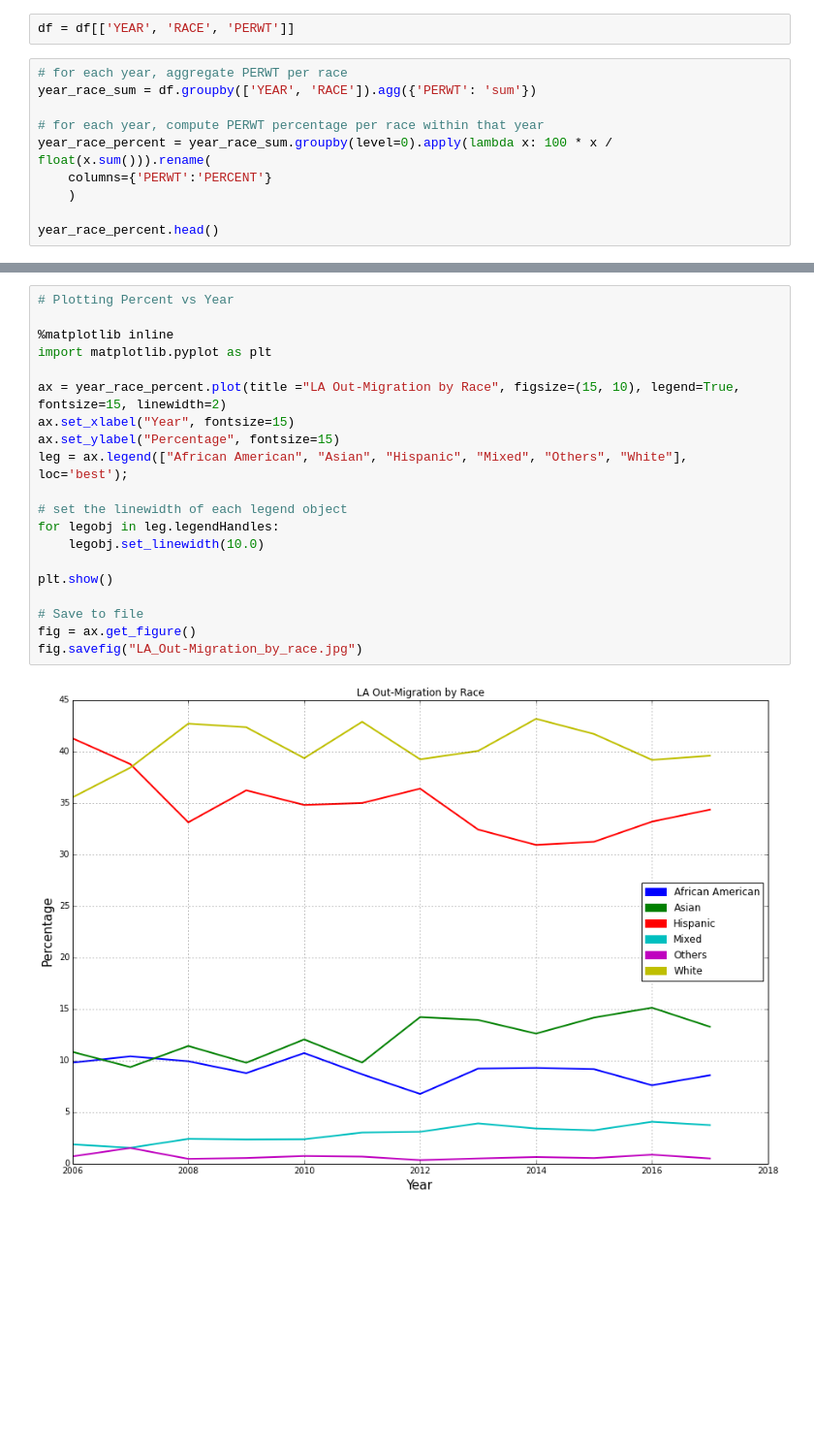
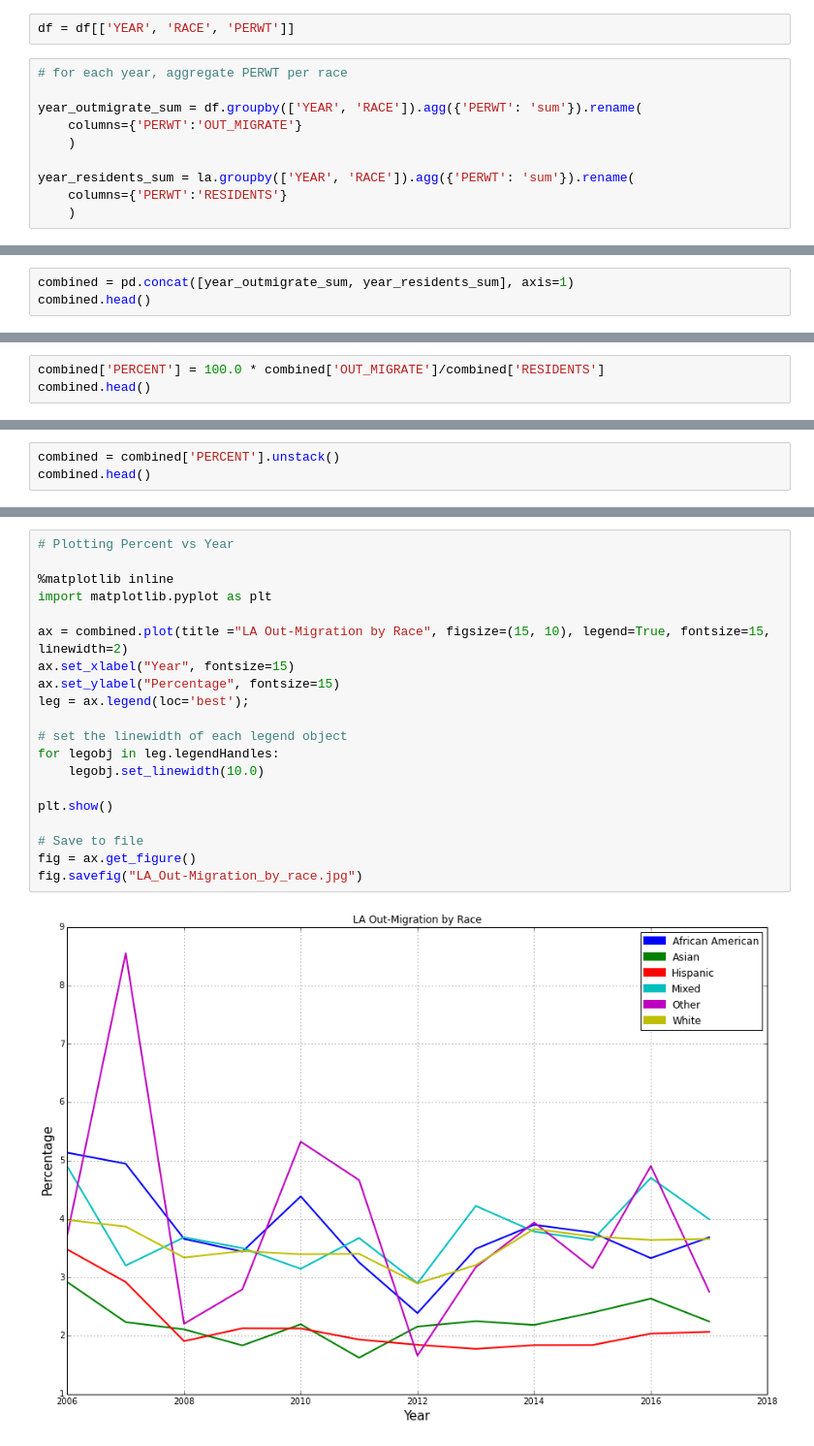
Before and after one commit to CityOfLosAngeles/Data-Angels, a Jupyter notebook: Fall 2018 Projects/LA_Outmigration/Visuals/Race.ipynb, the cells around one changed output, grey strips where cells are left out. Shown: that part at 97% size. Drawn from its saved outputs; the diff is of its cells as text; blank space fills up the shorter version.

Commit message:
Using new data set from Hassan, change the percentage calculation to
out-migrated / total number of residents

```diff
--- a/Fall 2018 Projects/LA_Outmigration/Visuals/Race.ipynb
+++ b/Fall 2018 Projects/LA_Outmigration/Visuals/Race.ipynb
@@ -10,11 +11,11 @@ df = pd.read_csv("../data/ipums_clean.csv")
 df = df[['YEAR', 'RACE', 'PERWT']]
 # %%
 # for each year, aggregate PERWT per race
-year_race_sum = df.groupby(['YEAR', 'RACE']).agg({'PERWT': 'sum'})
 
-# for each year, compute PERWT percentage per race within that year
-year_race_percent = year_race_sum.groupby(level=0).apply(lambda x: 100 * x / float(x.sum())).rename(
-    columns={'PERWT':'PERCENT'}
+year_outmigrate_sum = df.groupby(['YEAR', 'RACE']).agg({'PERWT': 'sum'}).rename(
+    columns={'PERWT':'OUT_MIGRATE'}
     )
 
-year_race_percent.head()
+year_residents_sum = la.groupby(['YEAR', 'RACE']).agg({'PERWT': 'sum'}).rename(
+    columns={'PERWT':'RESIDENTS'}
+    )
@@ -40,0 +22,3 @@ year_race_percent.head()
+# %%
+combined = pd.concat([year_outmigrate_sum, year_residents_sum], axis=1)
+combined.head()
@@ -40,0 +33,3 @@ year_race_percent.head()
+# %%
+combined['PERCENT'] = 100.0 * combined['OUT_MIGRATE']/combined['RESIDENTS']
+combined.head()
@@ -40,0 +44,3 @@ year_race_percent.head()
+# %%
+combined = combined['PERCENT'].unstack()
+combined.head()
@@ -41,22 +55,22 @@ year_race_percent.head()
 # %%
 # Plotting Percent vs Year
 
 %matplotlib inline
 import matplotlib.pyplot as plt
 
-ax = year_race_percent.plot(title ="LA Out-Migration by Race", figsize=(15, 10), legend=True, fontsize=15, linewidth=2)
+ax = combined.plot(title ="LA Out-Migration by Race", figsize=(15, 10), legend=True, fontsize=15, linewidth=2)
 ax.set_xlabel("Year", fontsize=15)
 ax.set_ylabel("Percentage", fontsize=15)
-leg = ax.legend(["African American", "Asian", "Hispanic", "Mixed", "Others", "White"], loc='best');
+leg = ax.legend(loc='best');
 
 # set the linewidth of each legend object
 for legobj in leg.legendHandles:
     legobj.set_linewidth(10.0)
 
 plt.show()
 
 # Save to file
 fig = ax.get_figure()
 fig.savefig("LA_Out-Migration_by_race.jpg")
 # %% [output]
-[figure, old version]
+[figure, new version]
```
Also changed, not shown: parts of 8 cells of this notebook.
